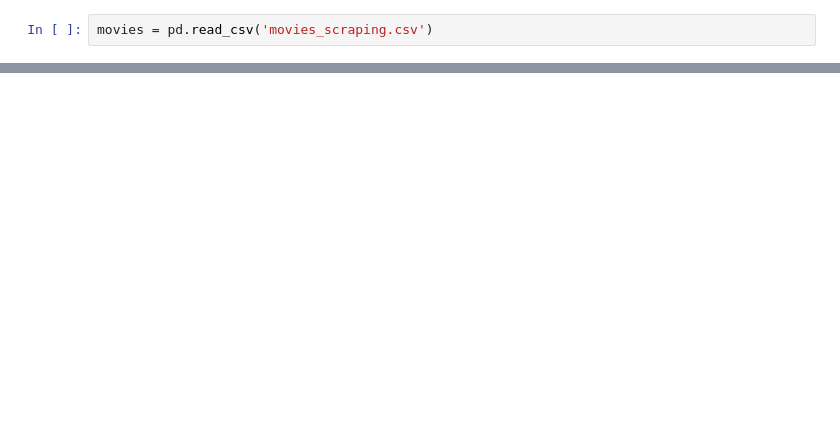
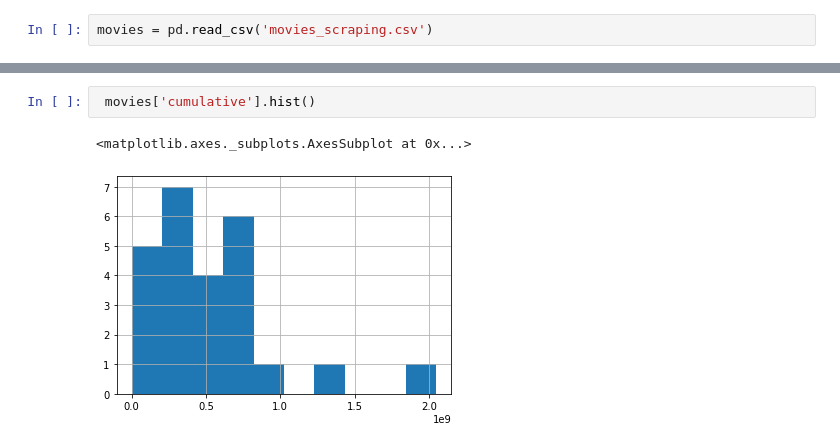
Before and after one commit to nlgriffin/IMDB_Scraper, a Jupyter notebook: bs4_sandbox.ipynb, the cells around one changed output, grey strips where cells are left out. Cells and saved outputs as stored; diff of their text form; blank space fills up the shorter version.

```diff
--- a/bs4_sandbox.ipynb
+++ b/bs4_sandbox.ipynb
@@ -41,0 +122,5 @@ movies
+# %%
+ movies['cumulative'].hist()
+# %% [output]
+<matplotlib.axes._subplots.AxesSubplot at 0x...>
+[figure, added]
```
Also changed, not shown: parts of 18 cells of this notebook.
